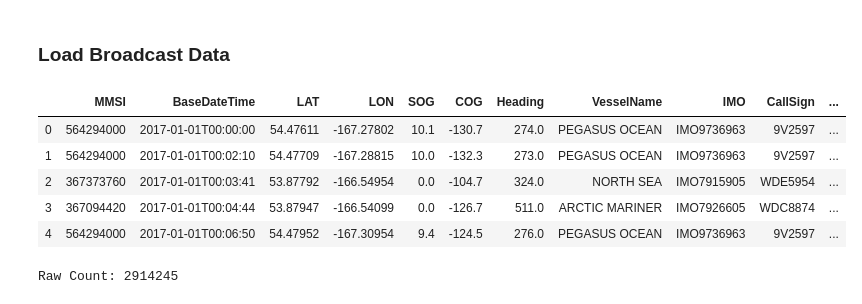
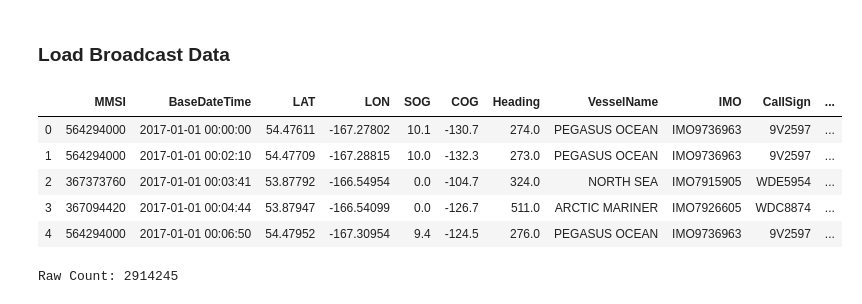
Before and after one commit to att-vault/vault, a Jupyter notebook: Notebook/AIS_Analyze_Vessel_Cluster.ipynb, the cells around one changed output. Cells and saved outputs as stored; diff of their text form; code cells hidden in the pictures.

```diff
--- a/Notebook/AIS_Analyze_Vessel_Cluster.ipynb
+++ b/Notebook/AIS_Analyze_Vessel_Cluster.ipynb
@@ -19,15 +19,15 @@ OutputDir = "/Users/cv0361/Desktop/TechChallenge/Data/csv/ValidAIS/"
 # %%
 folder = WorkingFolder + "Zone03_2017_01/"
 
-Broadcast = pd.read_csv("/Users/cv0361/Desktop/TechChallenge/Data/csv/AIS/AIS_2017_01_Zone03.csv", sep=",")
+Broadcast = pd.read_csv("/Users/cv0361/Desktop/TechChallenge/Data/csv/AIS/AIS_2017_01_Zone03.csv", sep=",", parse_dates=['BaseDateTime'])
 Broadcast.head()
 # %% [output]
 |  | MMSI | BaseDateTime | LAT | LON | SOG | COG | Heading | VesselName | IMO | CallSign | ... |
-| 0 | 564294000 | 2017-01-01T00:00:00 | 54.47611 | -167.27802 | 10.1 | -130.7 | 274.0 | PEGASUS OCEAN | IMO9736963 | 9V2597 | ... |
-| 1 | 564294000 | 2017-01-01T00:02:10 | 54.47709 | -167.28815 | 10.0 | -132.3 | 273.0 | PEGASUS OCEAN | IMO9736963 | 9V2597 | ... |
-| 2 | 367373760 | 2017-01-01T00:03:41 | 53.87792 | -166.54954 | 0.0 | -104.7 | 324.0 | NORTH SEA | IMO7915905 | WDE5954 | ... |
-| 3 | 367094420 | 2017-01-01T00:04:44 | 53.87947 | -166.54099 | 0.0 | -126.7 | 511.0 | ARCTIC MARINER | IMO7926605 | WDC8874 | ... |
-| 4 | 564294000 | 2017-01-01T00:06:50 | 54.47952 | -167.30954 | 9.4 | -124.5 | 276.0 | PEGASUS OCEAN | IMO9736963 | 9V2597 | ... |
+| 0 | 564294000 | 2017-01-01 00:00:00 | 54.47611 | -167.27802 | 10.1 | -130.7 | 274.0 | PEGASUS OCEAN | IMO9736963 | 9V2597 | ... |
+| 1 | 564294000 | 2017-01-01 00:02:10 | 54.47709 | -167.28815 | 10.0 | -132.3 | 273.0 | PEGASUS OCEAN | IMO9736963 | 9V2597 | ... |
+| 2 | 367373760 | 2017-01-01 00:03:41 | 53.87792 | -166.54954 | 0.0 | -104.7 | 324.0 | NORTH SEA | IMO7915905 | WDE5954 | ... |
+| 3 | 367094420 | 2017-01-01 00:04:44 | 53.87947 | -166.54099 | 0.0 | -126.7 | 511.0 | ARCTIC MARINER | IMO7926605 | WDC8874 | ... |
+| 4 | 564294000 | 2017-01-01 00:06:50 | 54.47952 | -167.30954 | 9.4 | -124.5 | 276.0 | PEGASUS OCEAN | IMO9736963 | 9V2597 | ... |
 # %%
 print("Raw Count:", Broadcast.shape[0])
 # %% [output]
```
Also changed, not shown: parts of 17 cells of this notebook.
